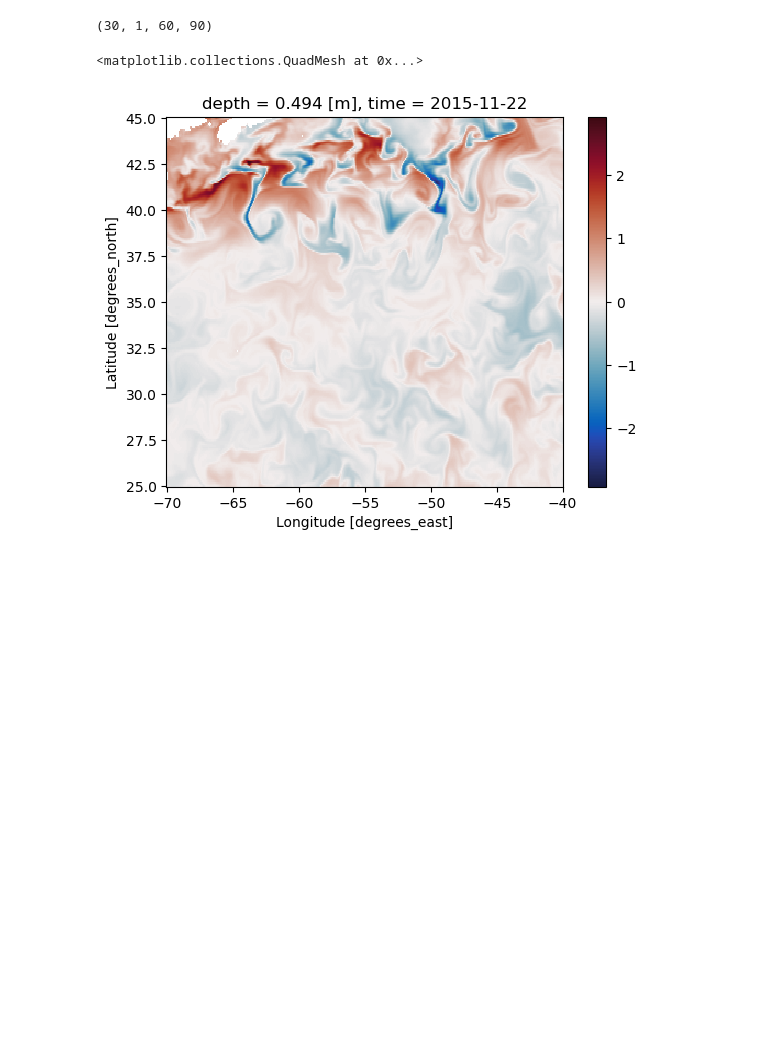
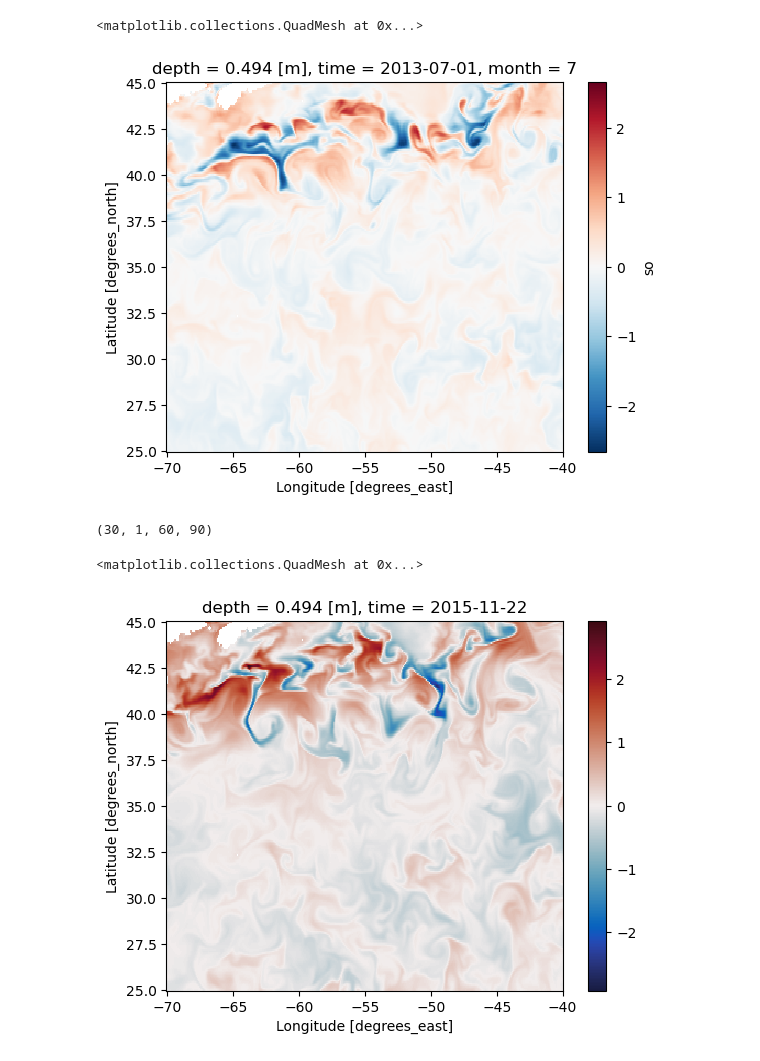
Before and after one commit to smartin98/GenDA, a Jupyter notebook: Sandbox.ipynb, the cells around one changed output. Cells and saved outputs as stored; diff of their text form; code cells hidden in the pictures; blank space fills up the shorter version.

```diff
--- a/Sandbox.ipynb
+++ b/Sandbox.ipynb
@@ -37,0 +47,3 @@ Data variables:
+# %%
+anomalies = ds.groupby('time.month') - monthly_climatology
+anomalies
@@ -38,3 +65,8 @@ Data variables:
+# %%
+anomalies['so'].sel(time='2013-07-01').plot()
+# %% [output]
+<matplotlib.collections.QuadMesh at 0x...>
+[figure, added]
 # %%
 ds = zarr.open('./input_data/glorys_gulfstream_anomaly_zarr')
 ds['so'].chunks
```
Also changed, not shown: parts of 6 cells of this notebook, 6 other files.
